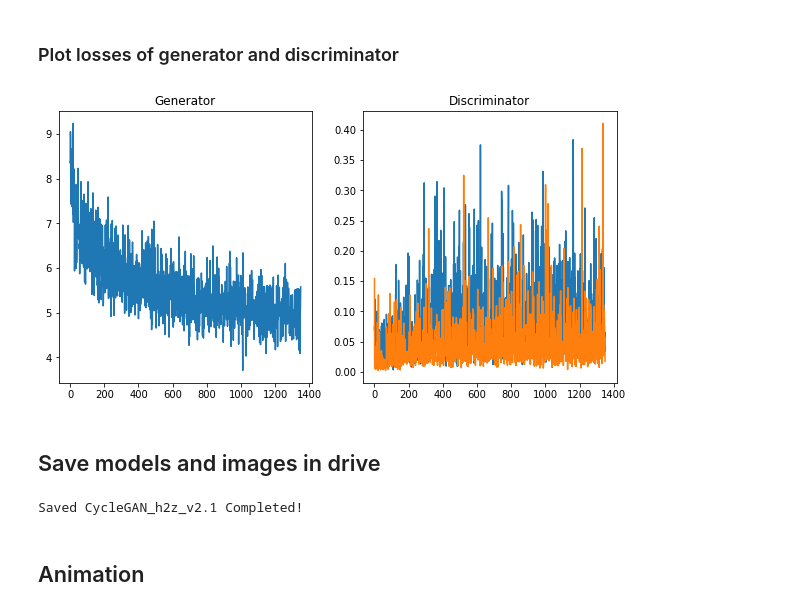
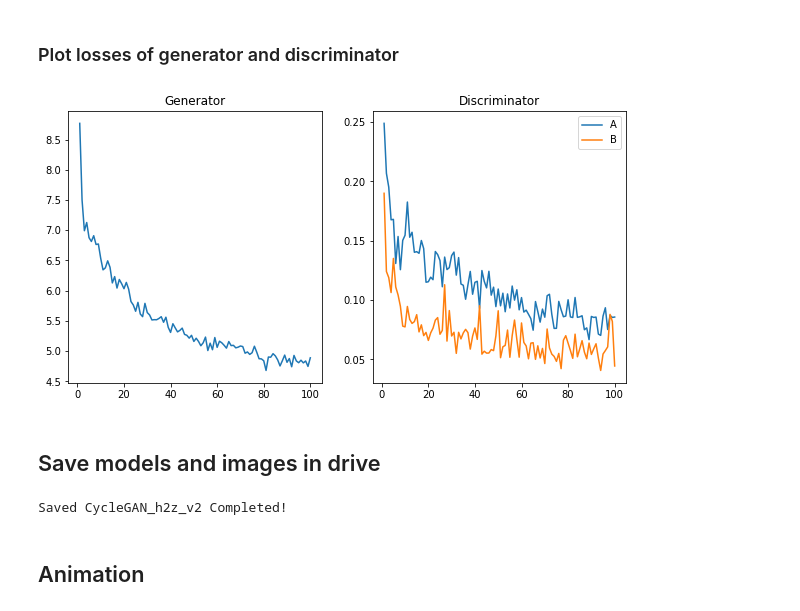
Before and after one commit to kimjy99/cyclegan, a Jupyter notebook: CycleGAN.ipynb, the cells around one changed output. Cells and saved outputs as stored; diff of their text form; code cells hidden in the pictures.

```diff
--- a/CycleGAN.ipynb
+++ b/CycleGAN.ipynb
@@ -307,8 +327,8 @@ Discriminator(
 # %% [markdown]
 ## (Option) Load from drive
 # %%
-model_name = 'CycleGAN_h2z_v2.1'
-isAutoSave = False
+model_name = 'CycleGAN_h2z_autosave'
+isAutoSave = True
 
 img_list_A2B_path = F"{model_saved_dir}/{model_name}_img_list_A2B.txt"
 img_list_B2A_path = F"{model_saved_dir}/{model_name}_img_list_B2A.txt"
@@ -340,3 +360,6 @@ netG_A2B.load_state_dict(torch.load(G_A2B_path))
 netG_B2A.load_state_dict(torch.load(G_B2A_path))
 netD_A.load_state_dict(torch.load(D_A_path))
 netD_B.load_state_dict(torch.load(D_B_path))
+
+netG_A2B.loadResBlocks(G_A2B_path)
+netG_B2A.loadResBlocks(G_B2A_path)
@@ -348,13 +369,7 @@ netD_B.load_state_dict(torch.load(D_B_path))
 l1_loss = nn.L1Loss()
 mse_loss = nn.MSELoss()
 
-sample_imgs = []
-for i in range(10):
-  imgA, imgB = sample_dataset[i]
-  sample_imgs.append((imgA, imgB))
-
-sampleA = torch.FloatTensor(np.array([x for x,y in sample_imgs])).cuda()
-sampleB = torch.FloatTensor(np.array([y for x,y in sample_imgs])).cuda()
+sampleA, sampleB = splitDataset(sample_dataset)
 
 real_num = 1
 fake_num = 0
@@ -365,7 +380,7 @@ optimizerG = optim.Adam(itertools.chain(netG_A2B.parameters(), netG_B2A.paramete
 # %% [markdown]
 ## Training
 # %%
-start_epoch = 0
+start_epoch = 63
 continueTrain = True
 
 if start_epoch == 0 and not continueTrain:
@@ -504,6 +519,8 @@ for ep in range(start_epoch, epochs):
   torch.save(netG_B2A.state_dict(), G_B2A_path)
   torch.save(netD_A.state_dict(), D_A_path)
   torch.save(netD_B.state_dict(), D_B_path)
+  netG_A2B.saveResBlocks(G_A2B_path)
+  netG_B2A.saveResBlocks(G_B2A_path)
 
   with open(img_list_A2B_path, 'wb') as f:
     pickle.dump(img_list_A2B, f)
@@ -565,24 +582,41 @@ plt.show()
 Output hidden; open in https://colab.research.google.com to view.
 # %% [markdown]
 ### Plot losses of generator and discriminator
-# %%
-fig = plt.figure(figsize=(10, 5))
-
-ax = fig.add_subplot(1, 2, 1)
-ax.plot(range(len(G_losses)), G_losses)
-ax.set_title("Generator")
-ax = fig.add_subplot(1, 2, 2)
-ax.plot(range(len(D_A_losses)), D_A_losses)
-ax.plot(range(len(D_B_losses)), D_B_losses)
-ax.set_title("Discriminator")
-
-plt.show()
-# %% [output]
-[figure, removed]
+# %%
+G_losses_ep = []
+D_A_losses_ep = []
+D_B_losses_ep = []
+for ep in range(epochs):
+  gl, dal, dbl = 0.0, 0.0, 0.0
+  for i in range(27):
+    idx = ep*27+i
+    if i == 26: w = 0.7
+    else: w = 1.0
+    gl += w * G_losses[idx]
+    dal += w * D_A_losses[idx]
+    dbl += w * D_B_losses[idx]
+  G_losses_ep.append(gl/26.7)
+  D_A_losses_ep.append(dal/26.7)
+  D_B_losses_ep.append(dbl/26.7)
+
+fig = plt.figure(figsize=(10, 5))
+
+ax = fig.add_subplot(1, 2, 1)
+ax.plot(range(1, epochs+1), G_losses_ep)
+ax.set_title("Generator")
+ax = fig.add_subplot(1, 2, 2)
+ax.plot(range(1,epochs+1), D_A_losses_ep)
+ax.plot(range(1,epochs+1), D_B_losses_ep)
+ax.legend(['A','B'])
+ax.set_title("Discriminator")
+
+plt.show()
+# %% [output]
+[figure, added]
 # %% [markdown]
 ## Save models and images in drive
 # %%
-model_name = 'CycleGAN_h2z_v2.1'
+model_name = 'CycleGAN_h2z_v2'
 
 G_A2B_path = F"{model_saved_dir}/{model_name}_G_A2B.pt"
 G_B2A_path = F"{model_saved_dir}/{model_name}_G_B2A.pt"
@@ -592,17 +626,28 @@ torch.save(netG_A2B.state_dict(), G_A2B_path)
 torch.save(netG_B2A.state_dict(), G_B2A_path)
 torch.save(netD_A.state_dict(), D_A_path)
 torch.save(netD_B.state_dict(), D_B_path)
+netG_A2B.saveResBlocks(G_A2B_path)
+netG_B2A.saveResBlocks(G_B2A_path)
 
 img_list_A2B_path = F"{model_saved_dir}/{model_name}_img_list_A2B.txt"
 img_list_B2A_path = F"{model_saved_dir}/{model_name}_img_list_B2A.txt"
+G_losses_path = F"{model_saved_dir}/{model_name}_G_losses.txt"
+D_A_losses_path = F"{model_saved_dir}/{model_name}_D_A_losses.txt"
+D_B_losses_path = F"{model_saved_dir}/{model_name}_D_B_losses.txt"
 with open(img_list_A2B_path, 'wb') as f:
   pickle.dump(img_list_A2B, f)
 with open(img_list_B2A_path, 'wb') as f:
   pickle.dump(img_list_B2A, f)
+with open(G_losses_path, 'wb') as f:
+  pickle.dump(G_losses, f)
+with open(D_A_losses_path, 'wb') as f:
+  pickle.dump(D_A_losses, f)
+with open(D_B_losses_path, 'wb') as f:
+  pickle.dump(D_B_losses, f)
 
 print(F"Saved {model_name} Completed!")
 # %% [output]
-Saved CycleGAN_h2z_v2.1 Completed!
+Saved CycleGAN_h2z_v2 Completed!
 # %% [markdown]
 ## Animation
 # %%
```
Also changed, not shown: parts of 13 cells of this notebook.
